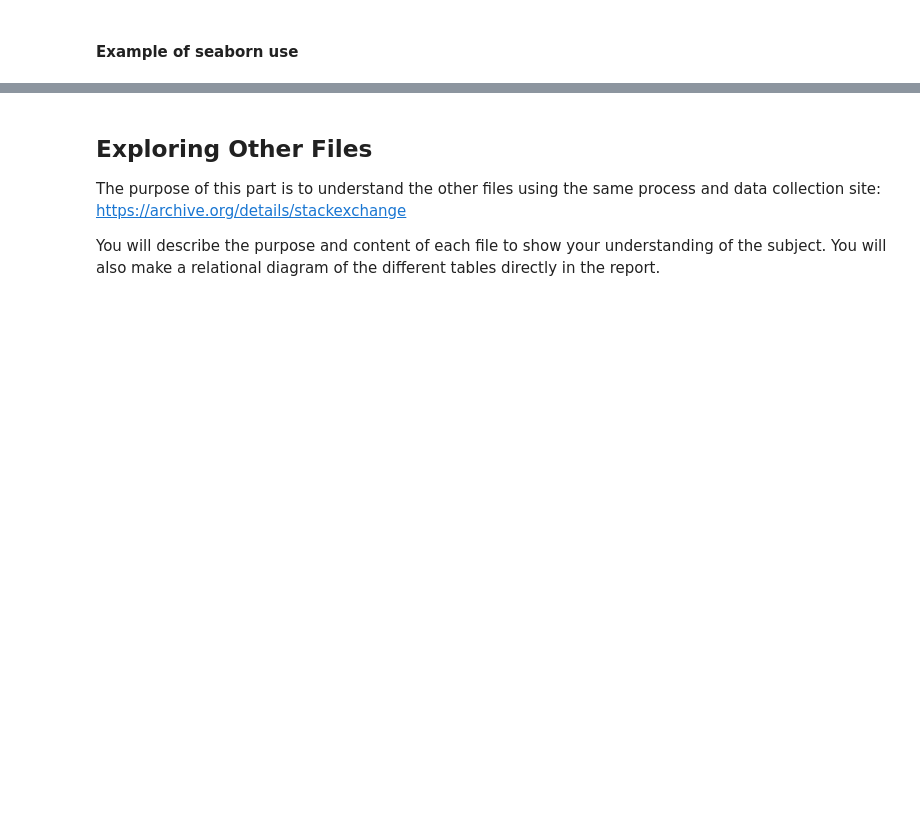
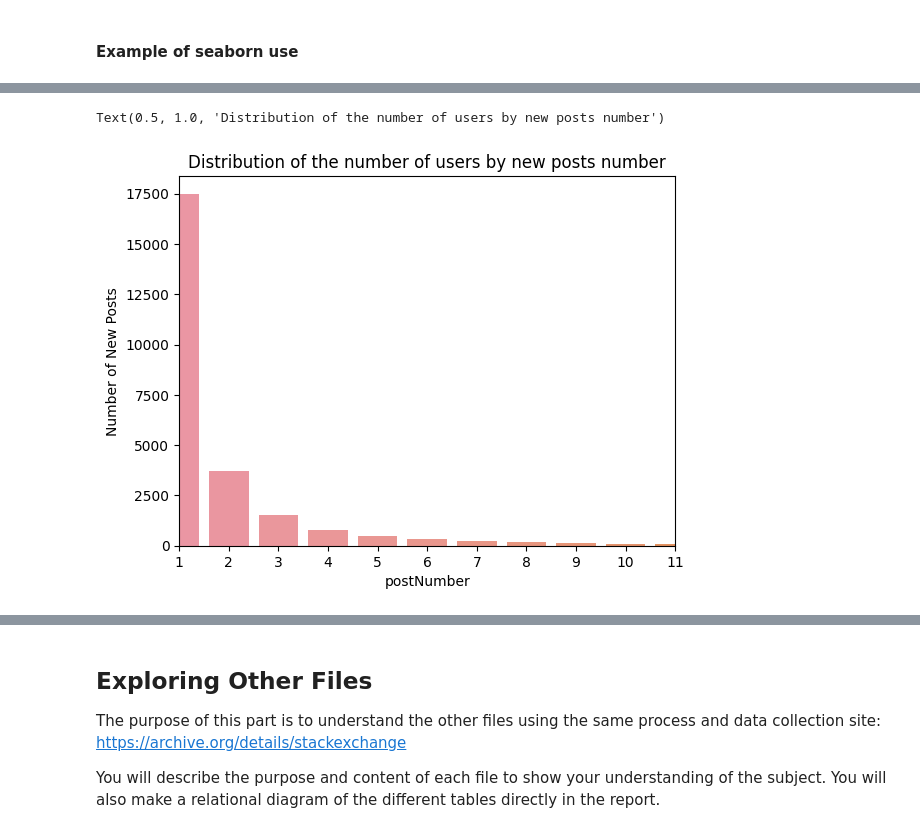
Before and after one commit to lucien92/EI-Centrale, a Jupyter notebook: Day1.ipynb, the cells around one changed output, grey strips where cells are left out. Saved outputs shown, nothing was run; the diff lists cells and outputs as text; code cells hidden in the pictures; blank space fills up the shorter version.

```diff
--- a/Day1.ipynb
+++ b/Day1.ipynb
@@ -249,19 +354,23 @@ More examples can be found here : https://seaborn.pydata.org/tutorial/function_o
 # %%
 # Viz 1 : Plot the distribution of number of posts created by users
 
 # Directly use histplot takes too long because of the number of users.
 # Better to aggregate and then use barplot
 
 # Doesn't take into account users that have never created posts
+posts = pd.read_xml(os.path.join('/home/lucien/datascience.stackexchange.com/Posts.xml'), parser="etree", encoding="utf8")
 
 posts_count = posts.groupby("OwnerUserId", as_index=False)["Id"].count()
 posts_count = posts_count.rename(columns={"Id": "postNumber"})
 posts_count_number = posts_count.groupby("postNumber", as_index=False).count()
 
 sns.barplot(x="postNumber", y="OwnerUserId", data=posts_count_number)
 plt.xlim((0, 10))
 plt.ylabel("Number of New Posts")
 plt.title("Distribution of the number of users by new posts number")
+# %% [output]
+Text(0.5, 1.0, 'Distribution of the number of users by new posts number')
+[figure, added]
 # %%
 # Viz 2 : Plot the distribution of number of posts by months
 posts["month_creation_date"] = pd.to_datetime(posts.CreationDate).dt.month
```
Also changed, not shown: parts of 18 cells of this notebook, 2 other files.
